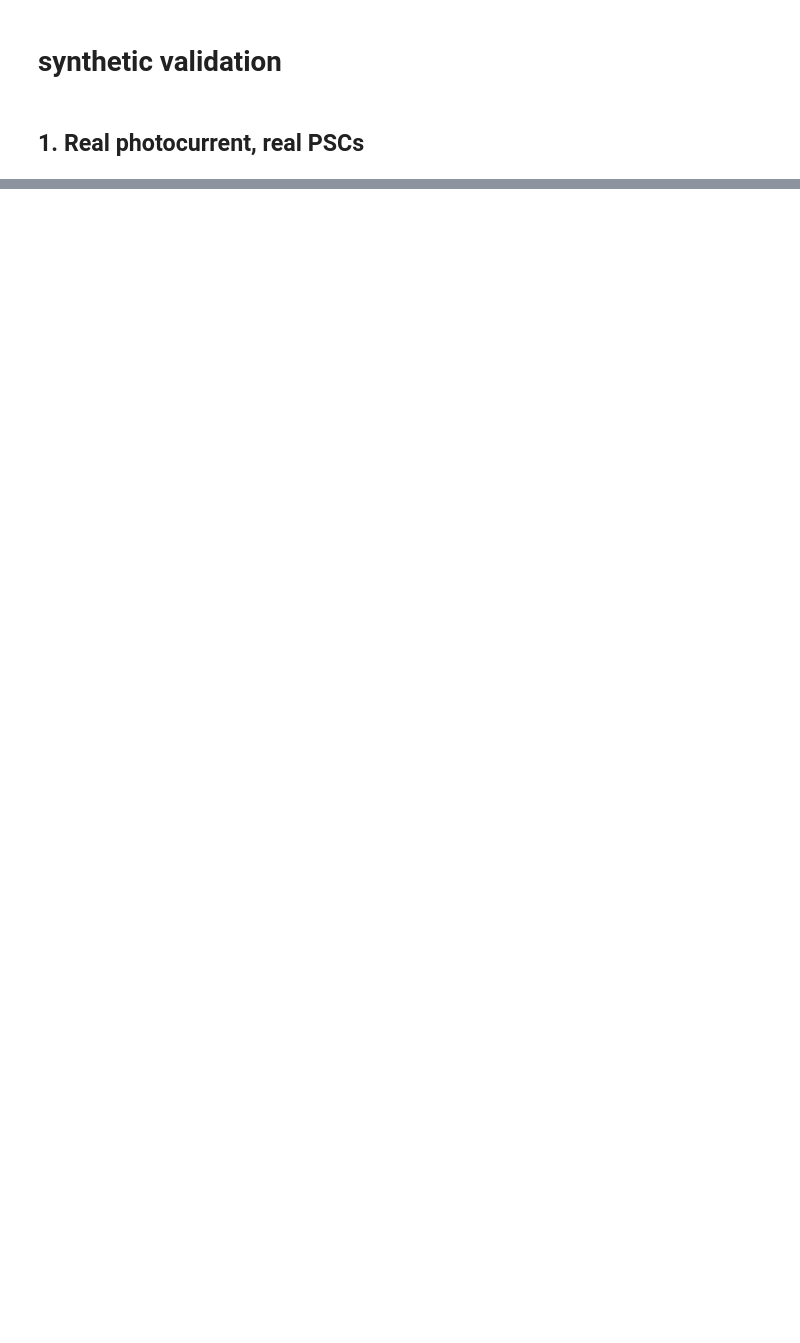
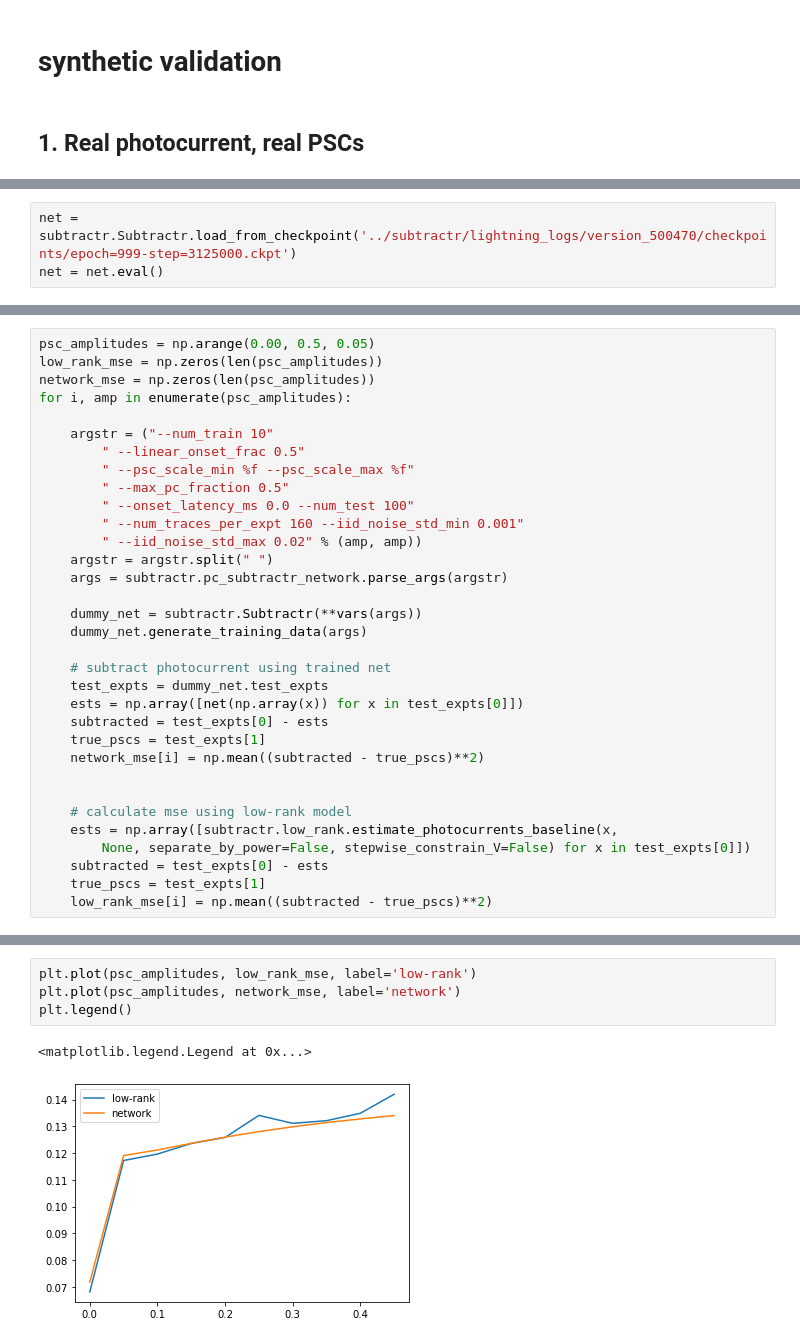
Before and after one commit to bantin/PhoRC, a Jupyter notebook: opsin_subtraction_experiments/synthetic-validation.ipynb, the cells around one changed output, grey strips where cells are left out. Drawn from its saved outputs; the diff is of its cells as text; blank space fills up the shorter version.

```diff
--- a/opsin_subtraction_experiments/synthetic-validation.ipynb
+++ b/opsin_subtraction_experiments/synthetic-validation.ipynb
@@ -330,0 +25,3 @@ plt.errorbar(latencies * 0.05, mses, stds, None)
+# %%
+net = subtractr.Subtractr.load_from_checkpoint('../subtractr/lightning_logs/version_500470/checkpoints/epoch=999-step=3125000.ckpt')
+net = net.eval()
@@ -330,0 +30,33 @@ plt.errorbar(latencies * 0.05, mses, stds, None)
+# %%
+psc_amplitudes = np.arange(0.00, 0.5, 0.05)
+low_rank_mse = np.zeros(len(psc_amplitudes))
+network_mse = np.zeros(len(psc_amplitudes))
+for i, amp in enumerate(psc_amplitudes):
+
+    argstr = ("--num_train 10"
+        " --linear_onset_frac 0.5"
+        " --psc_scale_min %f --psc_scale_max %f"
+        " --max_pc_fraction 0.5"
+        " --onset_latency_ms 0.0 --num_test 100"
+        " --num_traces_per_expt 160 --iid_noise_std_min 0.001"
+        " --iid_noise_std_max 0.02" % (amp, amp))
+    argstr = argstr.split(" ")
+    args = subtractr.pc_subtractr_network.parse_args(argstr)
+
+    dummy_net = subtractr.Subtractr(**vars(args))
+    dummy_net.generate_training_data(args)
+
+    # subtract photocurrent using trained net
+    test_expts = dummy_net.test_expts
+    ests = np.array([net(np.array(x)) for x in test_expts[0]])
+    subtracted = test_expts[0] - ests
+    true_pscs = test_expts[1]
+    network_mse[i] = np.mean((subtracted - true_pscs)**2)
+
+
+    # calculate mse using low-rank model
+    ests = np.array([subtractr.low_rank.estimate_photocurrents_baseline(x,
+        None, separate_by_power=False, stepwise_constrain_V=False) for x in test_expts[0]])
+    subtracted = test_expts[0] - ests
+    true_pscs = test_expts[1]
+    low_rank_mse[i] = np.mean((subtracted - true_pscs)**2)
@@ -330,0 +100,7 @@ plt.errorbar(latencies * 0.05, mses, stds, None)
+# %%
+plt.plot(psc_amplitudes, low_rank_mse, label='low-rank')
+plt.plot(psc_amplitudes, network_mse, label='network')
+plt.legend()
+# %% [output]
+<matplotlib.legend.Legend at 0x...>
+[figure, added]
```
Also changed, not shown: parts of 19 cells of this notebook.
